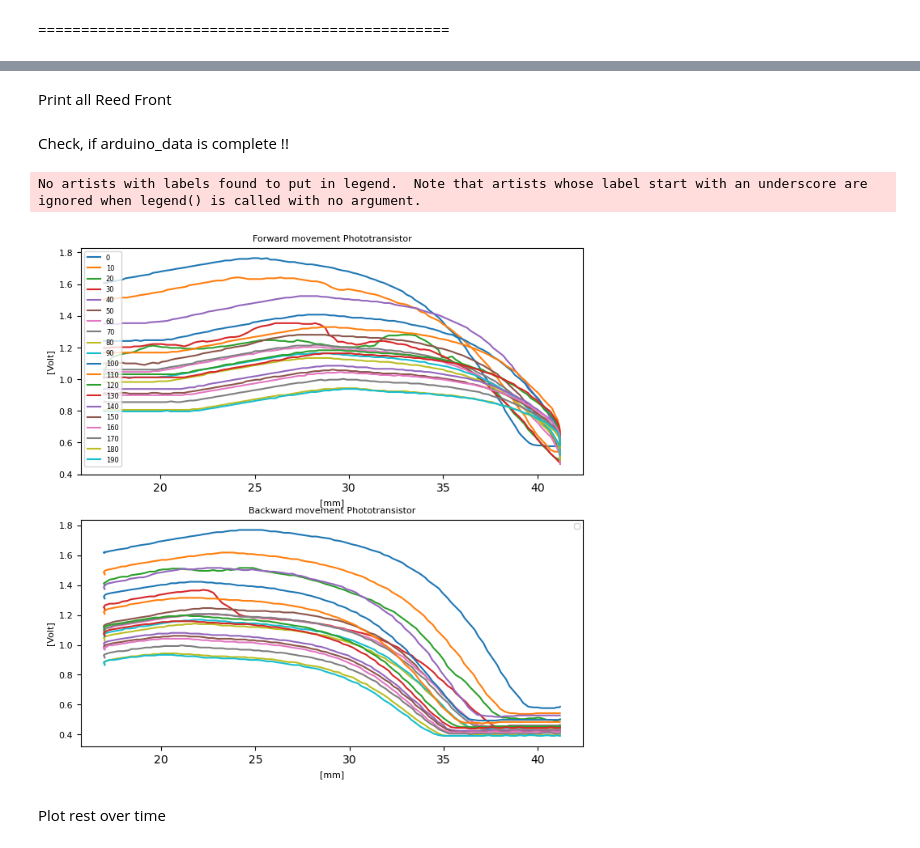
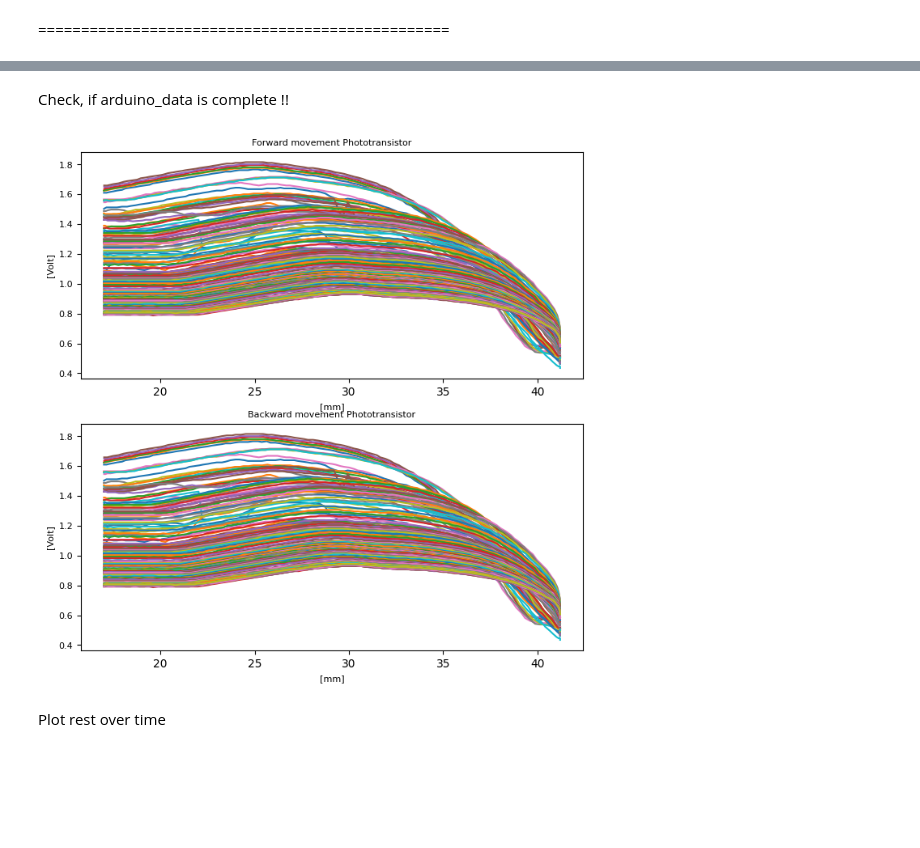
Before and after one commit to annnnna42/Arduino_KDC101_Control_and_Evaluation, a Jupyter notebook: plots_ps.ipynb, the cells around one changed output, grey strips where cells are left out. Saved outputs shown, nothing was run; the diff lists cells and outputs as text; code cells hidden in the pictures; blank space fills up the shorter version.

```diff
--- a/plots_ps.ipynb
+++ b/plots_ps.ipynb
@@ -318,67 +263,37 @@ plt.show()
-# %% [markdown]
-Print all Reed Front
-# %%
-fig, ax = plt.subplots(2,2, figsize=(8, 8))
-
- # [f0, f1, b0, b1, b2], [fw, bw, other]
-for i in range(rounds-1):
-    # alle fw rounds von f0
-    ax[0,0].step([sublist[0] for sublist in stage_data[i]], [sublist[0] for sublist in arduino_data[i]])
-    # alle bw rounds von f0
-    ax[1,0].step([sublist[1] for sublist in stage_data[i]], [sublist[0] for sublist in arduino_data[i]])
-     # alle fw rounds von f1
-    ax[0,1].step([sublist[0] for sublist in stage_data[i]], [sublist[1] for sublist in arduino_data[i]])
-    # alle bw rounds von f1
-    ax[1,1].step([sublist[1] for sublist in stage_data[i]], [sublist[1] for sublist in arduino_data[i]])     # alle fw rounds von b1
-
-
-ax[0,0].set_title('Forward movement F0', size=SMALL_SIZE)
-ax[1,0].set_title('Backward movement F0', size=SMALL_SIZE)
-ax[0,1].set_title('Forward movement F1', size=SMALL_SIZE)
-ax[1,1].set_title('Backward movement F1', size=SMALL_SIZE)
-
-for axis in ax.flat:
-    axis.set(xlabel='[mm]', ylabel='on/off')
-    axis.set_xlim([42.5,44.5])
-
-
-plt.show()
 # %% [markdown]
 Check, if arduino_data is complete !!
 # %%
 fig, ax = plt.subplots(2,1, figsize=(8, 8))
 
  # [f0, f1, b0, b1, b2, pd], [fw, bw, at end, at start]
 
 i=0
 while i < rounds-1:
     # alle fw rounds von photosensitive
 
-    a = [sublist[0] for sublist in stage_data[i]]
+    pos_value_fw = [sublist[0] for sublist in stage_data[i]]
+    pos_value_bw = [sublist[0] for sublist in stage_data[i]]
     #print(len(a))
-
 
     pd_value_inside = [sublist[5] for sublist in arduino_data[i]]
 
     volt = 5.0/1023.0
     pd_value_inside_volt = [val * volt for val in pd_value_inside]
 
+    ax[0].plot(pos_value_fw, pd_value_inside_volt, label=i)
+    ax[1].plot(pos_value_bw, pd_value_inside_volt)
 
-    ax[0].plot([sublist[0] for sublist in stage_data[i]], pd_value_inside_volt, label=i)
-    ax[1].plot([sublist[1] for sublist in stage_data[i]], pd_value_inside_volt)
-
-    i=i+10
+    i=i+1
 
 ax[0].set_title('Forward movement Phototransistor', size=SMALL_SIZE)
 ax[1].set_title('Backward movement Phototransistor', size=SMALL_SIZE)
 
 for axis in ax.flat:
     axis.set(xlabel='[mm]', ylabel='[Volt]')
-    axis.legend(loc='best', fontsize=6)
+    #axis.legend(loc='best', fontsize=6)
 plt.show()
 # %% [output]
-No artists with labels found to put in legend.  Note that artists whose label start with an underscore are ignored when legend() is called with no argument.
-[figure, old version]
+[figure, new version]
 # %% [markdown]
 Plot rest over time
 # %%
```
Also changed, not shown: parts of 13 cells of this notebook, 7 other files.
